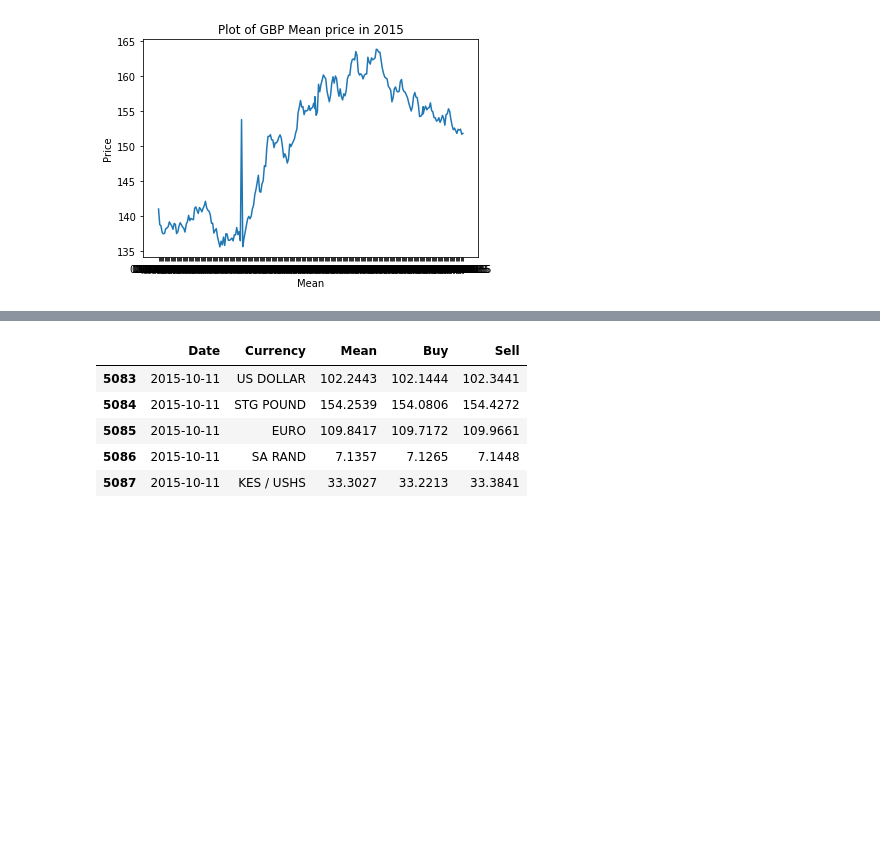
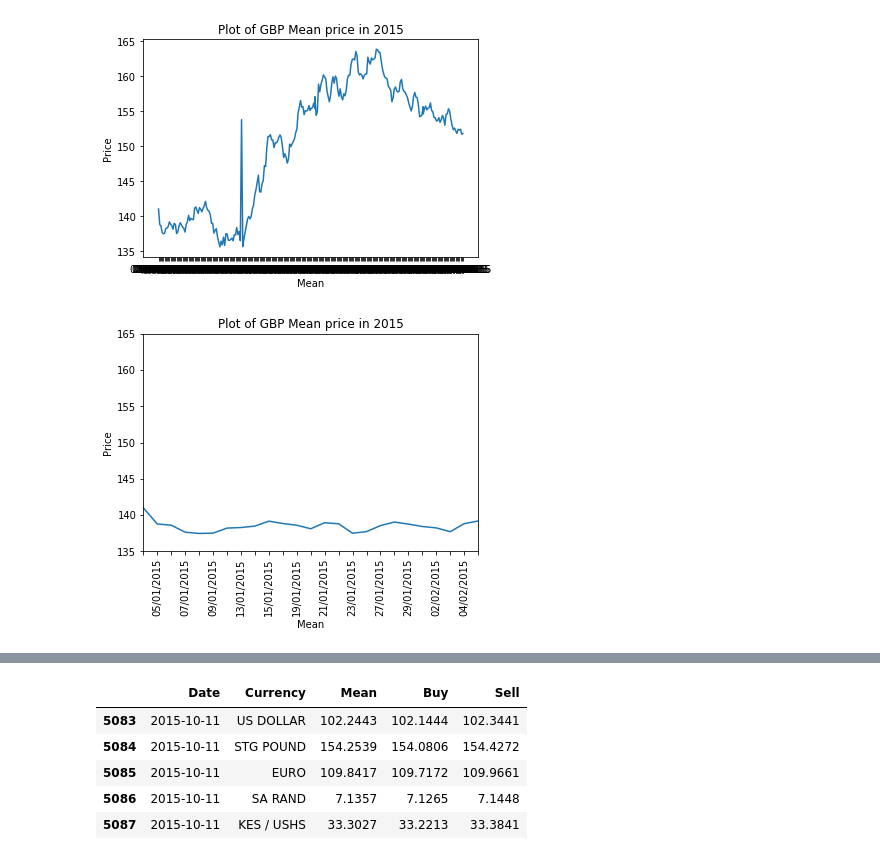
Before and after one commit to AubreyJohns/Data-Visualization, a Jupyter notebook: Data Visualization.ipynb, the cells around one changed output, grey strips where cells are left out. Cells and saved outputs as stored; diff of their text form; code cells hidden in the pictures; blank space fills up the shorter version.

```diff
--- a/Data Visualization.ipynb
+++ b/Data Visualization.ipynb
@@ -137,3 +158,16 @@ plt.xlabel('Mean')
 # %% [output]
 Text(0.5, 0, 'Mean')
 [figure]
+# %%
+# plot mean price of GBP
+plt.plot(gbp['Date'], gbp['Mean'])
+plt.title('Plot of GBP Mean price in 2015')
+plt.ylabel('Price')
+plt.xlabel('Mean')
+ax = plt.gca()
+plt.axis([0,24,135,165])
+plt.xticks(rotation=90)
+for label in ax.get_xaxis().get_ticklabels()[::2]:
+    label.set_visible(False)
+# %% [output]
+[figure, added]
```
Also changed, not shown: parts of 21 cells of this notebook.
